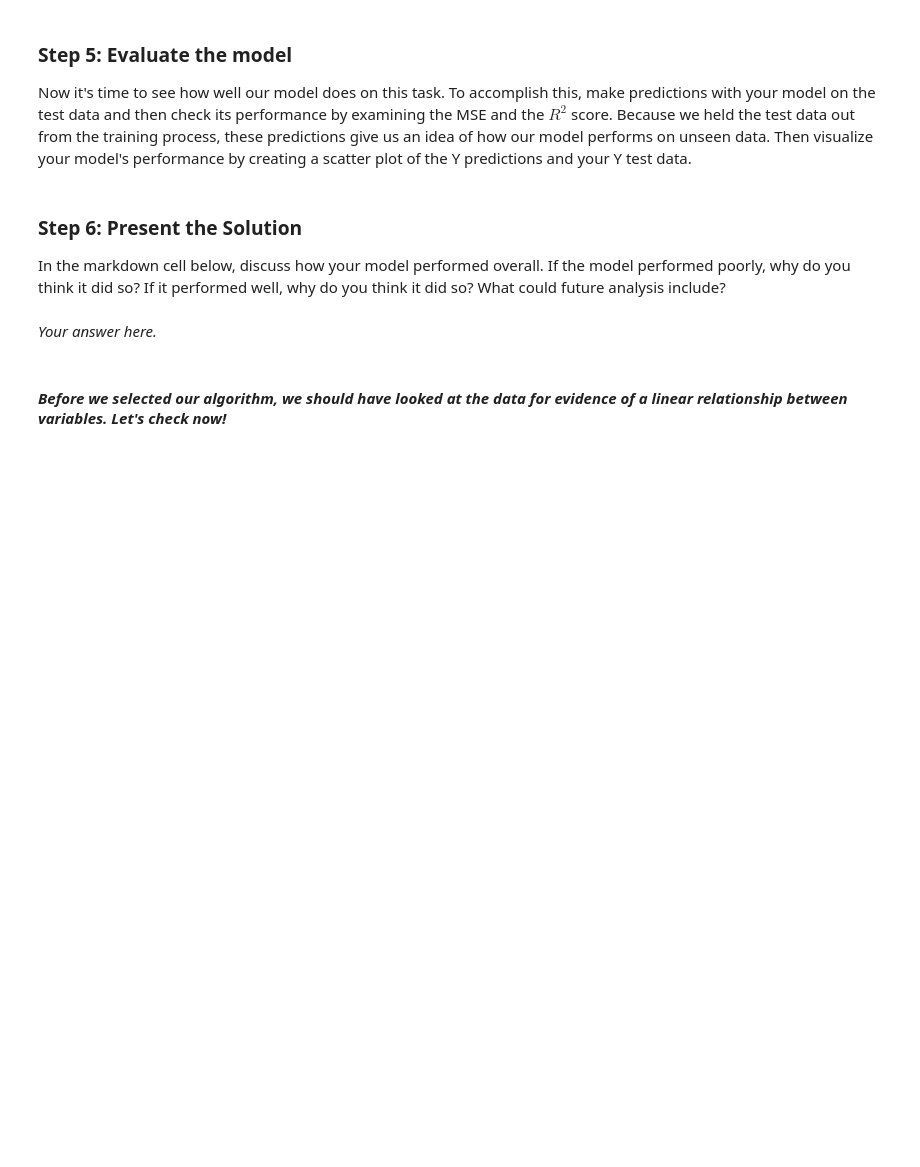
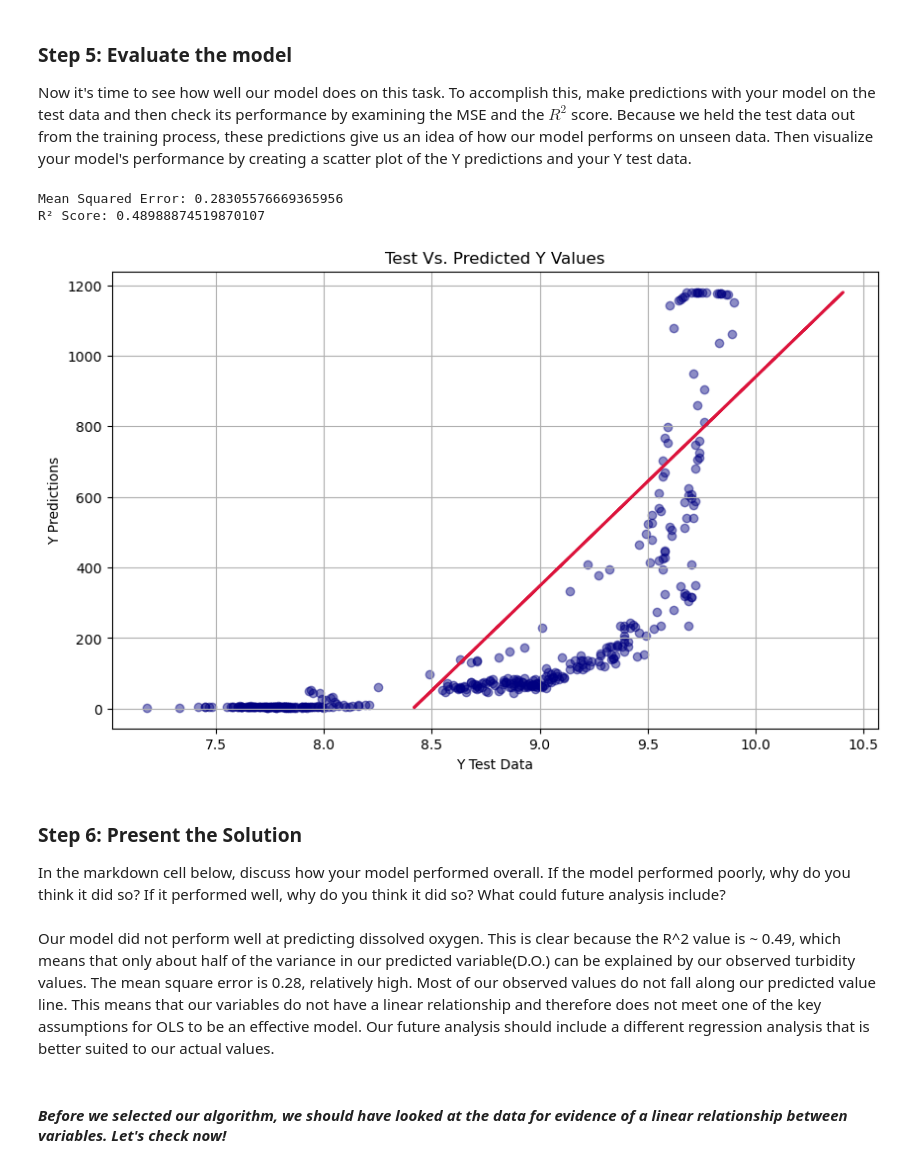
Before and after one commit to stephenccodes/EDS232-labs, a Jupyter notebook: Week1/Lab1-hurricane.ipynb, the cells around one changed output. Cells and saved outputs as stored; diff of their text form; code cells hidden in the pictures; blank space fills up the shorter version.

```diff
--- a/Week1/Lab1-hurricane.ipynb
+++ b/Week1/Lab1-hurricane.ipynb
@@ -125,10 +188,11 @@ Select your data such that `albany_turbidity` is your feature or independent var
  **Use a test size of 0.33 and a random state of 42**.
 # %%
 # Select features and target
-X = ...
-Y = ...
+X = df[['albany_turbidity']]
+Y = df[['albany_DO']]
 
-X_train, X_test, Y_train, Y_test = ...
+# Split the data into training and testing sets
+X_train, X_test, Y_train, Y_test = train_test_split(X, Y, test_size = 0.33, random_state = 42)
 # %% [markdown]
 ### Step 4: Select your model
 
@@ -138,27 +202,41 @@ We are going to use linear regression to predict the turbidity in Albany. Is lin
 # %%
 # Initialize and fit the model
-model = ...
+model = sklearn.linear_model.LinearRegression().fit(X_train, Y_train)
 # %% [markdown]
 ### Step 5: Evaluate the model
 
 Now it's time to see how well our model does on this task.  To accomplish this, make predictions with your model on the test data and then check its performance by examining the MSE and the $R^2$ score. Because we held the test data out from the training process, these predictions give us an idea of how our model performs on unseen data. Then visualize your model's performance by creating a scatter plot of the Y predictions and your Y test data.
 # %%
 # Make predictions
-Y_pred = ...
+Y_pred = model.predict(X_test)
 
 # Calculate evaluation metrics using scikit-learn's mean_squared_error and r2_score
-mse = ...
-r2 = ...
+mse = mean_squared_error(Y_test, Y_pred)
+r2 = r2_score(Y_test, Y_pred)
 
 print(f"Mean Squared Error: {mse}")
 print(f"R² Score: {r2}")
 
 # Visualize predictions vs. actual values
+plt.figure(figsize=(10, 6))
+
+plt.scatter(Y_test, X_test, c = 'navy', alpha = 0.45) # Actual values
+plt.plot(Y_pred, X_test, color = 'crimson', linewidth = 2) # Predicted values line
+plt.grid(True)
+
+plt.title('Test Vs. Predicted Y Values')
+plt.xlabel('Y Test Data')
+plt.ylabel('Y Predictions')
+plt.show()
+# %% [output]
+Mean Squared Error: 0.28305576669365956
+R² Score: 0.48988874519870107
+[figure, added]
 # %% [markdown]
 ### Step 6:  Present the Solution
 In the markdown cell below, discuss how your model performed overall. If the model performed poorly, why do you think it did so? If it performed well, why do you think it did so? What could future analysis include?
 # %% [markdown]
-*Your answer here.*
+Our model did not perform well at predicting dissolved oxygen. This is clear because the R^2 value is ~ 0.49, which means that only about half of the variance in our predicted variable(D.O.) can be explained by our observed turbidity values. The mean square error is 0.28, relatively high. Most of our observed values do not fall along our predicted value line. This means that our variables do not have a linear relationship and therefore does not meet one of the key assumptions for OLS to be an effective model. Our future analysis should include a different regression analysis that is better suited to our actual values.
 # %% [markdown]
 #### *Before we selected our algorithm, we should have looked at the data for evidence of a linear relationship between variables. Let's check now!*
 # %%
```
Also changed, not shown: parts of 11 cells of this notebook, 1 other file.
